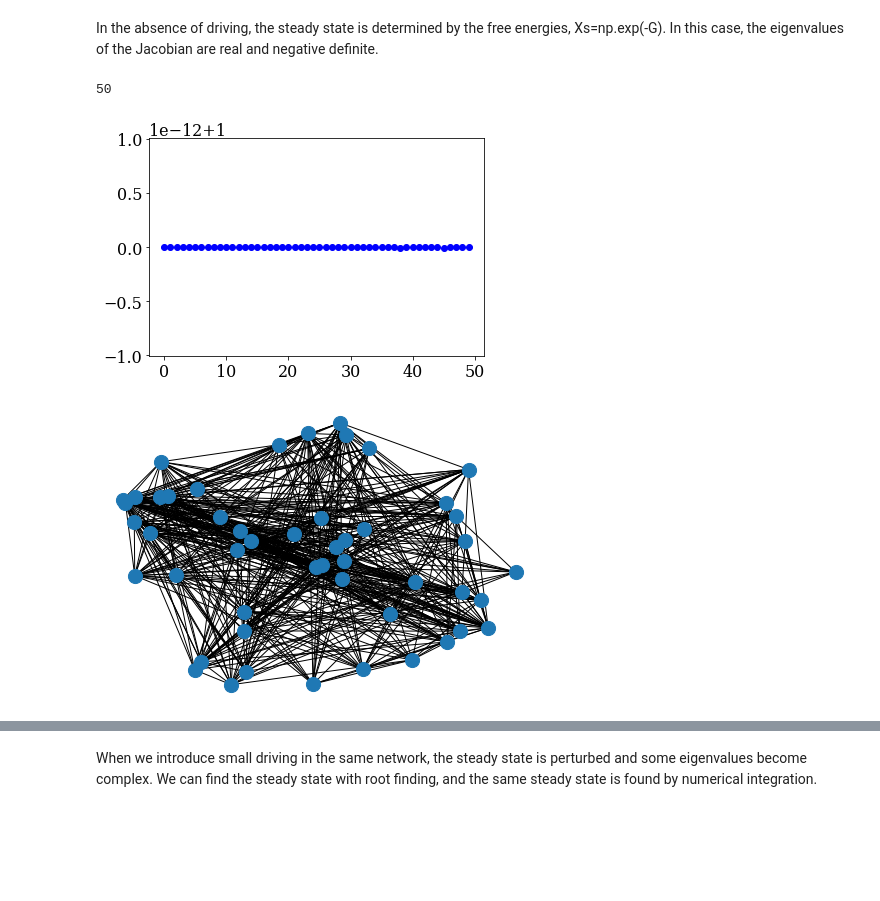
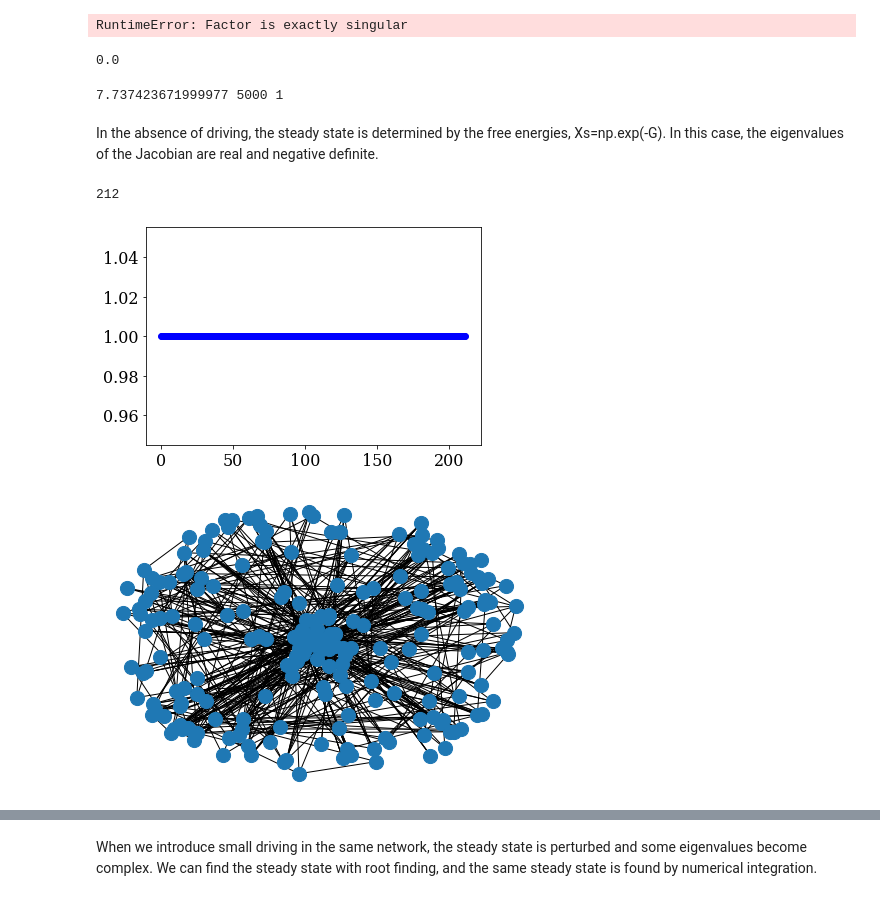
Before and after one commit to znicolaou/rmtchem, a Jupyter notebook: rmtchem.ipynb, the cells around one changed output, grey strips where cells are left out. Drawn from its saved outputs; the diff is of its cells as text; code cells hidden in the pictures; blank space fills up the shorter version.

Commit message:
added rank

```diff
--- a/rmtchem.ipynb
+++ b/rmtchem.ipynb
@@ -7,13 +7,61 @@ import networkx as nx
 import imp
 imp.reload(rmtchem)
 plt.rcParams.update({'font.size': 16, 'pdf.fonttype':42,'text.usetex': False, 'font.family': 'serif'})
+# %%
+from scipy.sparse import csr_matrix
+from scipy.sparse.linalg import splu
+n=5000
+c=1.0
+nr=int(c*n)
+start=timeit.default_timer()
+eta,nu,k,G=rmtchem.get_network(n,nr)
+row,col=np.where(eta-nu!=0)
+data=(eta-nu)[row,col]
+A=csr_matrix((data,(row,col)),shape=(2*nr,n))
+adj3=A.T.dot(A)
+g=nx.convert_matrix.from_scipy_sparse_matrix(adj3)
+lcc=np.array(list(max(nx.connected_components(g), key=len)))
+# rk=np.linalg.matrix_rank(eta[::2,lcc]-nu[::2,lcc])
+# ms=np.min(np.linalg.svd((eta[::2,lcc]-nu[::2,lcc]).T.dot((eta[::2,lcc]-nu[::2,lcc])),compute_uv=False))
+stop=timeit.default_timer()
+# start=timeit.default_timer()
+# ms=np.min(np.linalg.svd((eta[::2,lcc]-nu[::2,lcc]).T.dot((eta[::2,lcc]-nu[::2,lcc])),compute_uv=False))
+test=splu(adj3)
+# stop=timeit.default_timer()
+print(stop-start,len(lcc))
+# %% [output]
+RuntimeError: Factor is exactly singular
+# %%
+np.linalg.det(adj3.toarray())
+# %% [output]
+0.0
+# %%
+n=5000
+c=2.5
+seed=3
+np.random.seed(seed)
+nr=int(c*n)
+start=timeit.default_timer()
+eta,nu,k,G=rmtchem.get_network(n,nr)
+row,col=np.where(eta[::2]-nu[::2]!=0)
+data=(eta[::2]-nu[::2])[row,col]
+A=csr_matrix((data,(row,col)),shape=(2*nr,n))
+adj3=A.T.dot(A)
+g=nx.convert_matrix.from_scipy_sparse_matrix(adj3)
+lcc=np.array(list(max(nx.connected_components(g), key=len)))
+sing=1-int(np.abs(np.linalg.det(adj3.toarray()))>1e-8)
+stop=timeit.default_timer()
+
+print(stop-start,len(lcc),int(sing))
+# %% [output]
+7.737423671999977 5000 1
 # %% [markdown]
 In the absence of driving, the steady state is determined by the free energies, Xs=np.exp(-G). In this case, the eigenvalues of the Jacobian are real and negative definite.
 # %%
-n=50
-c=2.0
+n=1000
+c=0.1
 nr=int(c*n)
-seed=31
+seed=1
 
 np.random.seed(seed)
 eta,nu,k,G=rmtchem.get_network(n,nr)
@@ -25,33 +73,33 @@ for r in range(2*nr):
         for j in prod:
             adj[i,j]=1
         #if species are both reactants, they affect rates of change of each other
         for j in reac:
             adj[i,j]=1
 g=nx.convert_matrix.from_numpy_matrix(adj)
 
 lcc=np.array(list(max(nx.connected_components(g), key=len)))
 n=len(lcc)
 eta=eta[:,lcc]
 nu=nu[:,lcc]
 G=G[lcc]
 
 print(n)
 X0=np.exp(-G)
 XD1=np.zeros(n)
 XD2=np.zeros(n)
 Xs2=rmtchem.steady(X0,eta,nu,k,XD1,XD2).x
 plt.plot(Xs2/X0,'bo')
 plt.show()
 
 plt.show()
 g=nx.from_numpy_matrix(rmtchem.jac(np.exp(-G),eta,nu,k,XD1,XD2))
 nx.draw(g,node_size=200)
 plt.savefig('plots/fig0b.pdf')
 plt.show()
 # Xs,success=rmtchem.integrate(X0,eta,nu,k,XD1,XD2,100,0.1,prog=True)
 # plt.plot(Xs)
 # plt.show()
 # %% [output]
-50
+212
-[figure, old version]
+[figure, new version]
-[figure, old version]
+[figure, new version]
```
Also changed, not shown: parts of 17 cells of this notebook, 1 other file.
